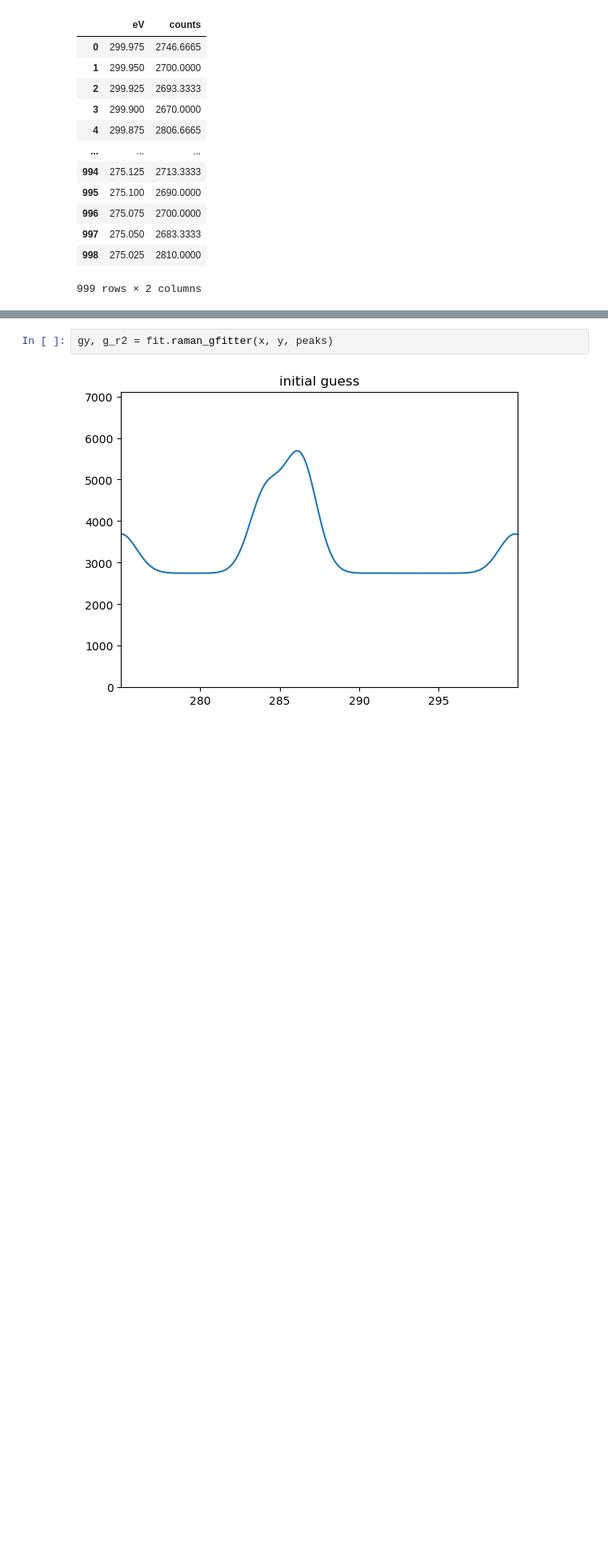
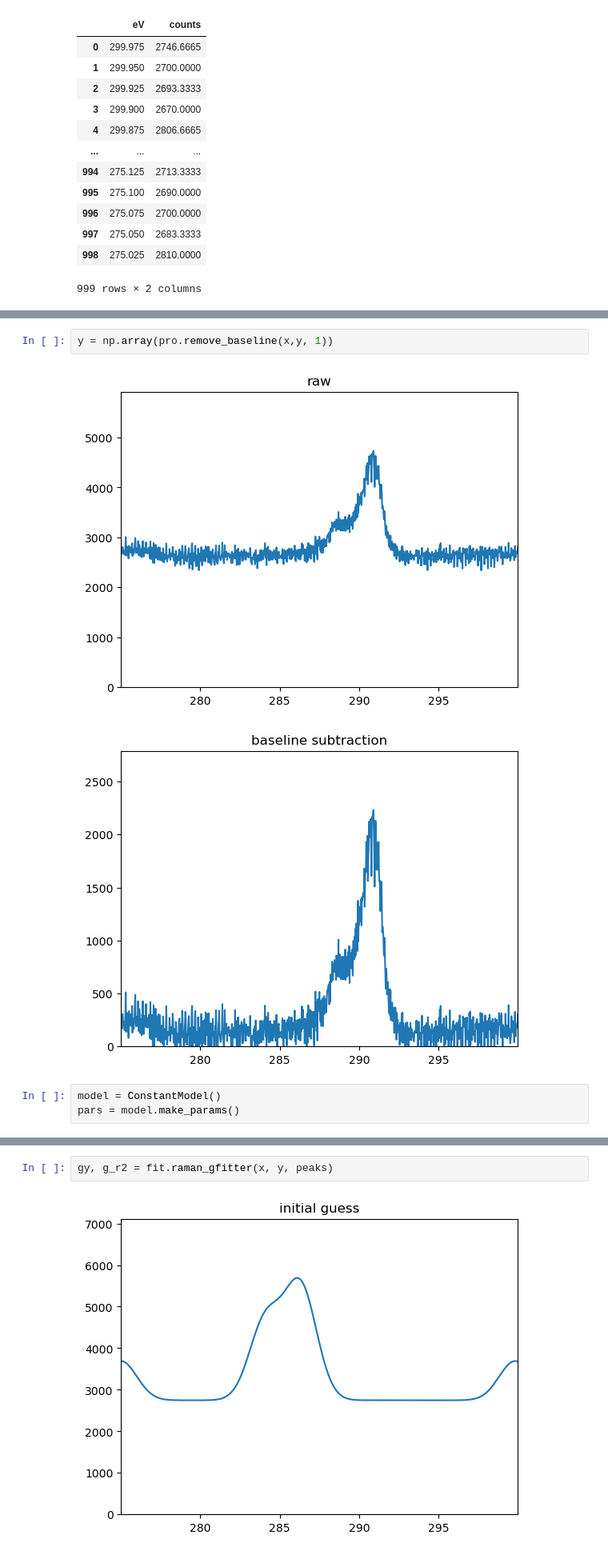
Before and after one commit to eridanirojas/2DTMD_ANML, a Jupyter notebook: raman_processing/XPStest.ipynb, the cells around one changed output, grey strips where cells are left out. Shown at 80% size. Cells and saved outputs as stored; diff of their text form; blank space fills up the shorter version.

```diff
--- a/raman_processing/XPStest.ipynb
+++ b/raman_processing/XPStest.ipynb
@@ -51,0 +75,8 @@ plot_xps(x,y)
+# %%
+y = np.array(pro.remove_baseline(x,y, 1))
+# %% [output]
+[figure, added]
+[figure, added]
+# %%
+model = ConstantModel()
+pars = model.make_params()
```
Also changed, not shown: parts of 9 cells of this notebook, 4 other files.
